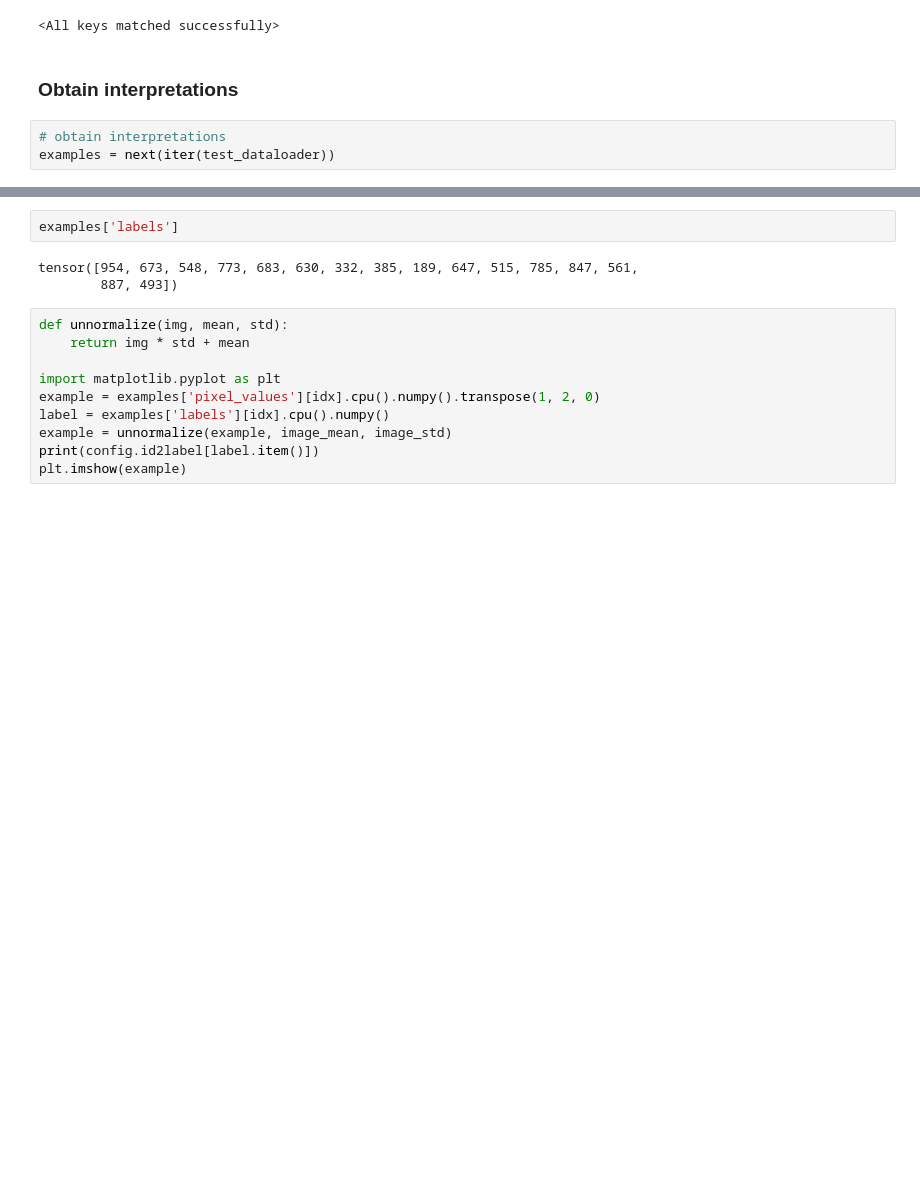
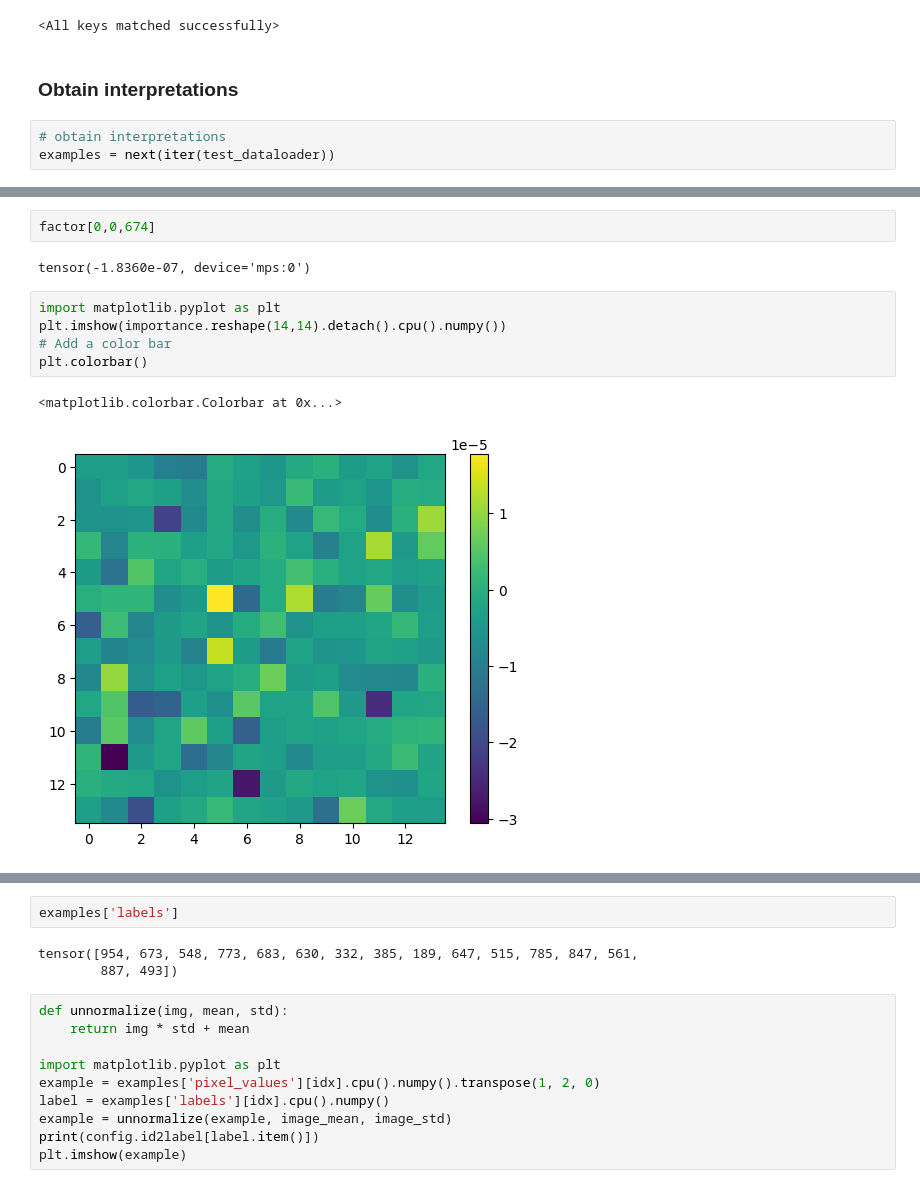
Before and after one commit to pd90506/surrogate_interpret, a Jupyter notebook: sur_cv_infer.ipynb, the cells around one changed output, grey strips where cells are left out. Drawn from its saved outputs; the diff is of its cells as text; blank space fills up the shorter version.

```diff
--- a/sur_cv_infer.ipynb
+++ b/sur_cv_infer.ipynb
@@ -386,0 +441,12 @@ torch.Size([16, 196])
+# %%
+factor[0,0,674]
+# %% [output]
+tensor(-1.8360e-07, device='mps:0')
+# %%
+import matplotlib.pyplot as plt
+plt.imshow(importance.reshape(14,14).detach().cpu().numpy())
+# Add a color bar
+plt.colorbar()
+# %% [output]
+<matplotlib.colorbar.Colorbar at 0x...>
+[figure, added]
```
Also changed, not shown: parts of 16 cells of this notebook, 1 other file.
